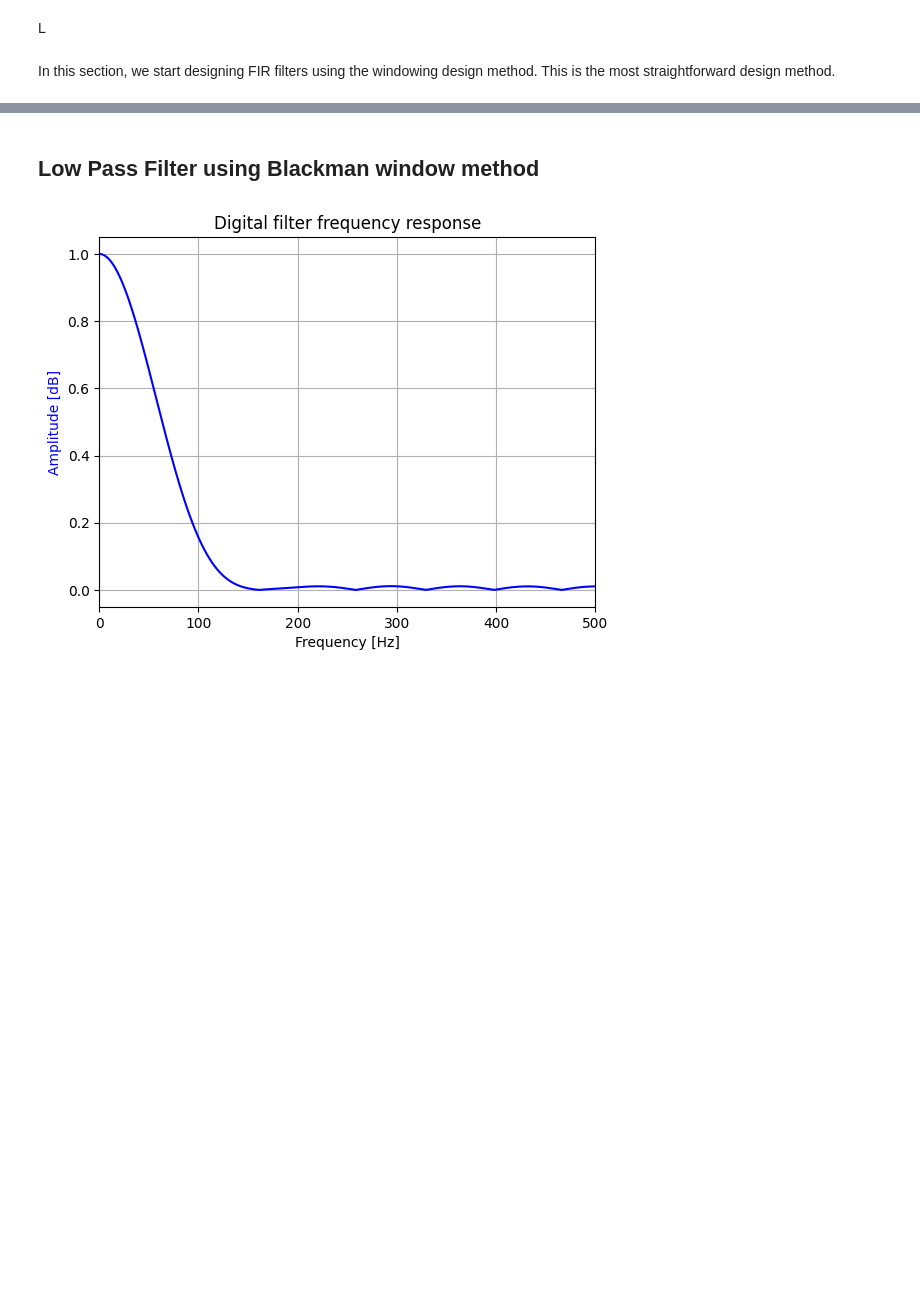
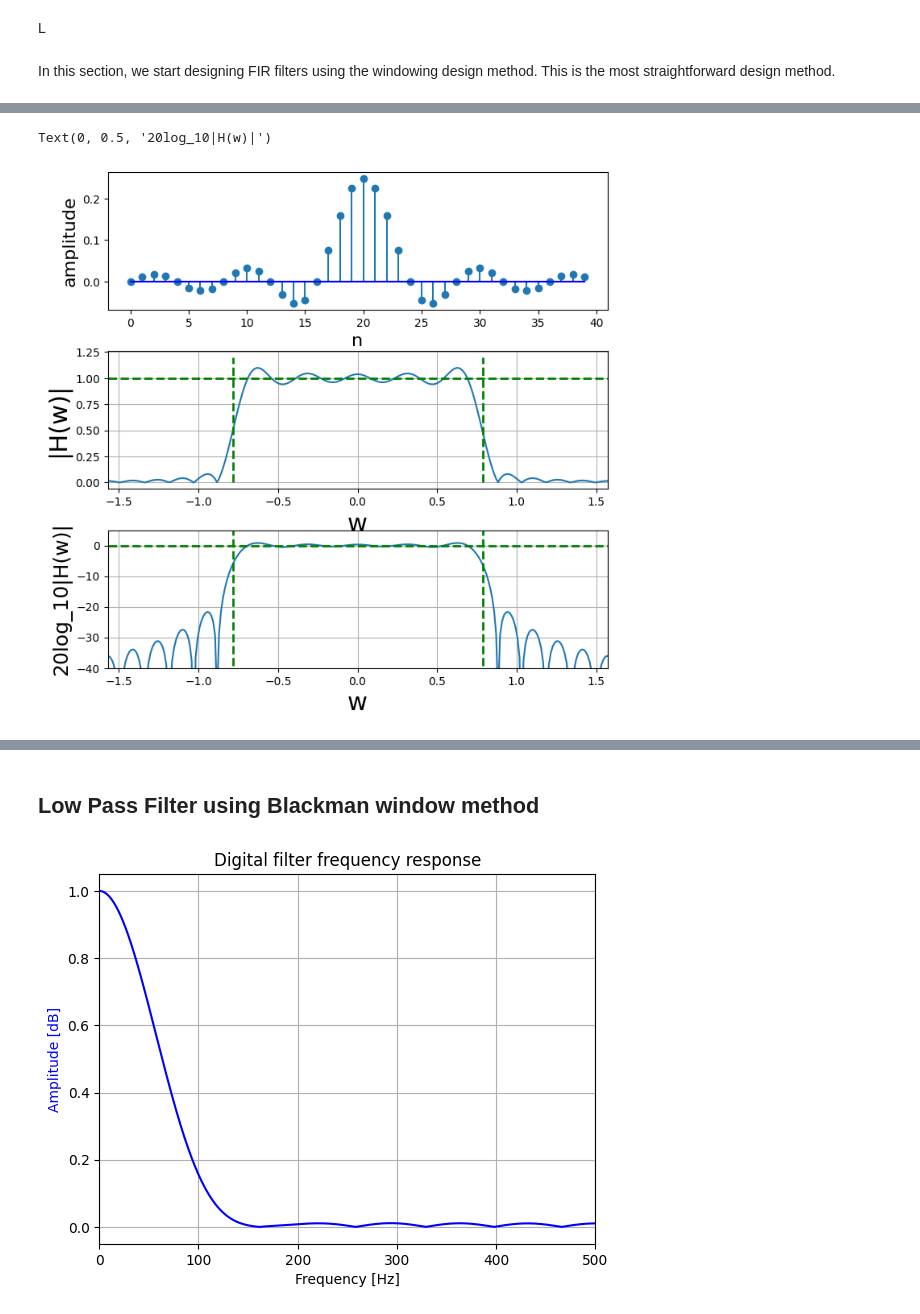
Before and after one commit to IvonLuiz/FIR_Filter_WindowMethod, a Jupyter notebook: notebook/FIR.ipynb, the cells around one changed output, grey strips where cells are left out. Cells and saved outputs as stored; diff of their text form; code cells hidden in the pictures; blank space fills up the shorter version.

```diff
--- a/notebook/FIR.ipynb
+++ b/notebook/FIR.ipynb
@@ -16,0 +62,44 @@ numtaps = 15 # Size of the FIR filter
+# %%
+# omega_c = pi/4
+
+wc = pi/4
+M=20
+N = 512 # DFT size
+n = arange(-M,M)
+h = wc/pi * sinc(wc*(n)/pi)  # see definition of np.sinc()
+
+w,Hh = signal.freqz(h,1,whole=True, worN=N) # get entire frequency domain
+wx = fft.fftfreq(len(w)) # shift to center for plotting
+
+fig,axs = plt.subplots(3,1)
+fig.set_size_inches((8,8))
+plt.subplots_adjust(hspace=0.3)
+
+ax=axs[0]
+ax.stem(n+M,h,basefmt='b-')
+ax.set_xlabel("n",fontsize=16)
+ax.set_ylabel("amplitude",fontsize=16)
+
+ax=axs[1]
+ax.plot(w-pi,abs(fft.fftshift(Hh)))
+ax.axis(xmax=pi/2,xmin=-pi/2)
+ax.vlines([-wc,wc],0,1.2,color='g',lw=2.,linestyle='--',)
+ax.hlines(1,-pi,pi,color='g',lw=2.,linestyle='--',)
+ax.set_xlabel(r"w",fontsize=22)
+ax.set_ylabel(r"|H(w)|",fontsize=22)
+ax.grid()
+
+ax=axs[2]
+ax.plot(w-pi,20*log10(abs(fft.fftshift(Hh))))
+ax.axis(ymin=-40,xmax=pi/2,xmin=-pi/2)
+ax.vlines([-wc,wc],10,-40,color='g',lw=2.,linestyle='--',)
+ax.hlines(0,-pi,pi,color='g',lw=2.,linestyle='--',)
+ax.grid()
+ax.set_xlabel(r"w",fontsize=22)
+ax.set_ylabel(r"20log_10|H(w)|",fontsize=18)
+#ax.axis( ymin=-40,xmax=pi/2)
+
+# fig.savefig('figure_00@.png', bbox_inches='tight', dpi=300)
+# %% [output]
+Text(0, 0.5, '20log_10|H(w)|')
+[figure, added]
```
Also changed, not shown: parts of 5 cells of this notebook.
